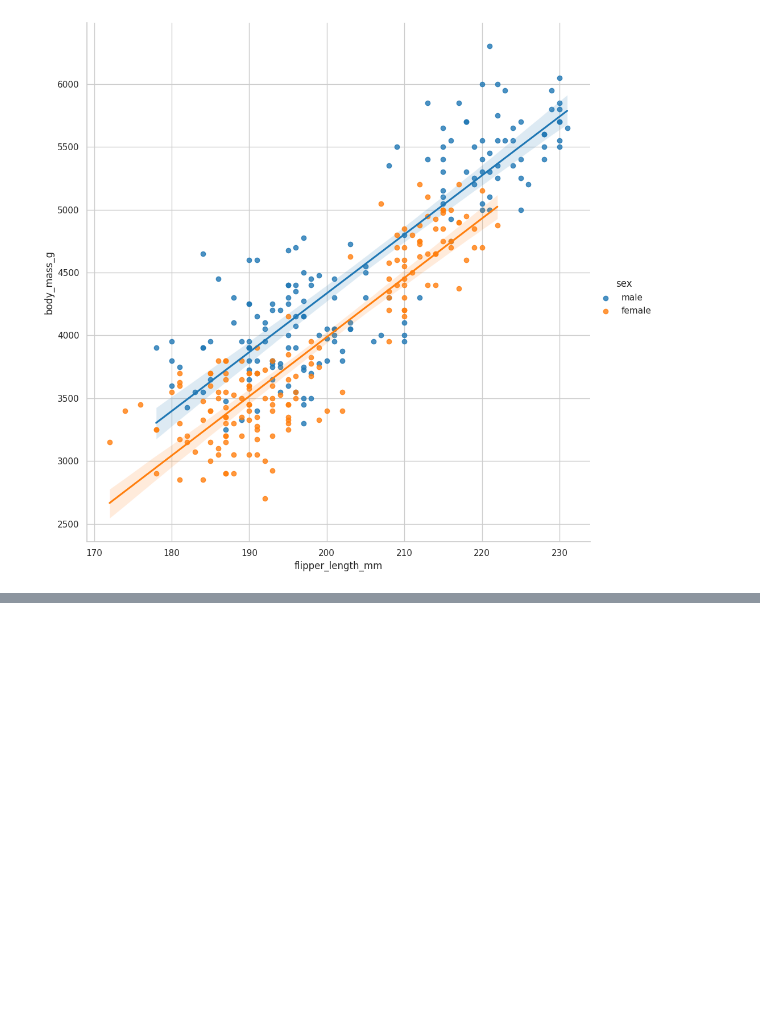
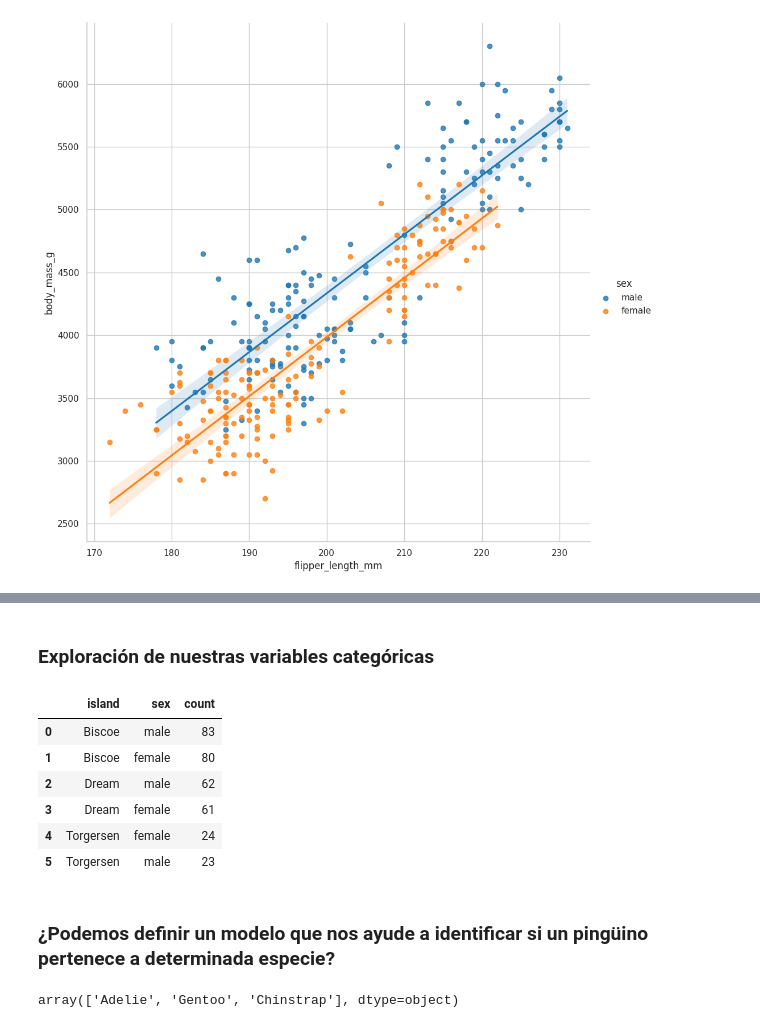
Before and after one commit to electrojam/Curso-de-Analisis-Exploratorio-de-Datos, a Jupyter notebook: 1-conociendo nuestros datos.ipynb, the cells around one changed output, grey strips where cells are left out. Saved outputs shown, nothing was run; the diff lists cells and outputs as text; code cells hidden in the pictures; blank space fills up the shorter version.

```diff
--- a/1-conociendo nuestros datos.ipynb
+++ b/1-conociendo nuestros datos.ipynb
@@ -1906,0 +1936,22 @@ sns.lmplot(
+# %% [markdown]
+### Exploración de nuestras variables categóricas
+# %%
+(
+    processed_penguins_df
+    .value_counts(['island', 'sex'])
+    .reset_index(name='count')
+)
+# %% [output]
+|  | island | sex | count |
+| 0 | Biscoe | male | 83 |
+| 1 | Biscoe | female | 80 |
+| 2 | Dream | male | 62 |
+| 3 | Dream | female | 61 |
+| 4 | Torgersen | female | 24 |
+| 5 | Torgersen | male | 23 |
+# %% [markdown]
+### ¿Podemos definir un modelo que nos ayude a identificar si un pingüino pertenece a determinada especie?
+# %%
+processed_penguins_df.species.unique()
+# %% [output]
+array(['Adelie', 'Gentoo', 'Chinstrap'], dtype=object)
```
Also changed, not shown: parts of 16 cells of this notebook.
